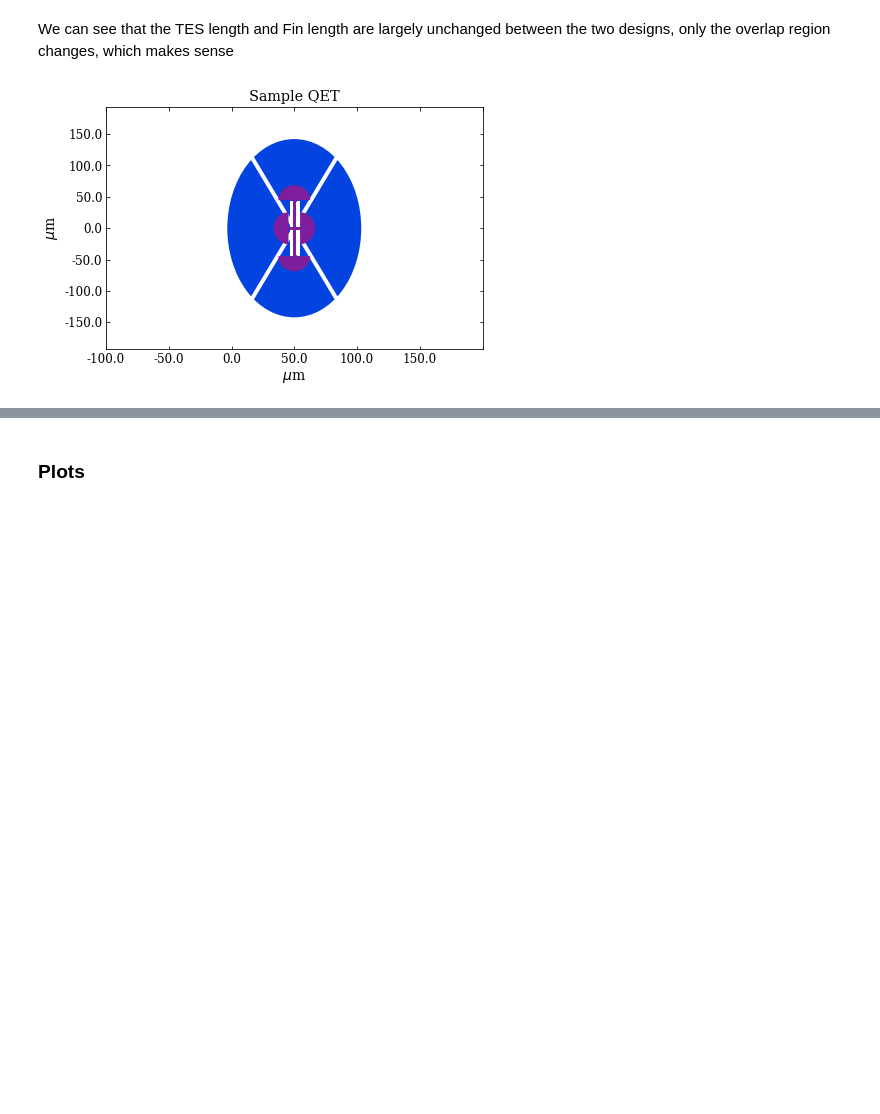
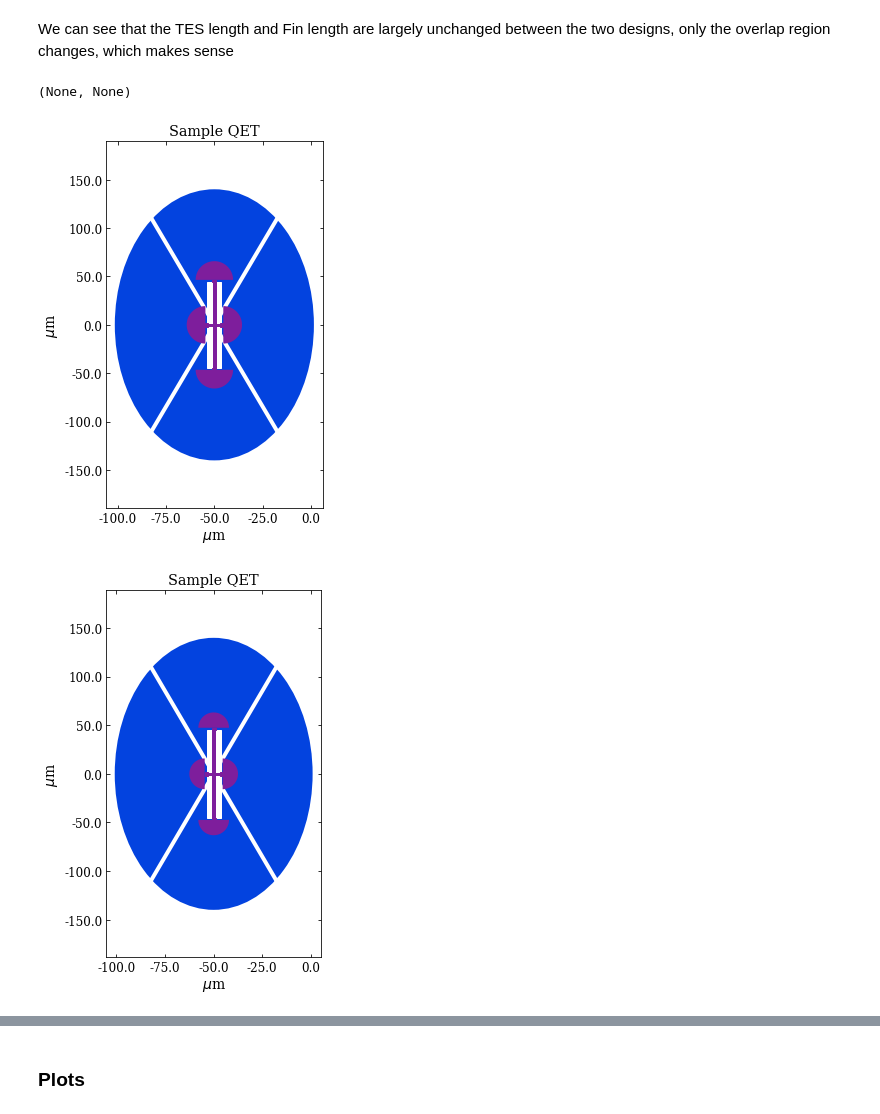
Before and after one commit to cwfink/cm_det_opt, a Jupyter notebook: 4_percent_cov.ipynb, the cells around one changed output, grey strips where cells are left out. Drawn from its saved outputs; the diff is of its cells as text; code cells hidden in the pictures; blank space fills up the shorter version.

```diff
--- a/4_percent_cov.ipynb
+++ b/4_percent_cov.ipynb
@@ -97,10 +101,12 @@ Phase margin = 355.6 [%] (phase_sep_length  - tes_length )/tes_length )
 ---------------------------------
 # %% [markdown]
 We can see that the TES length and Fin length are largely unchanged between the two designs, only the overlap region changes, which makes sense
-# %%
-det_opt_1.plot_qet()
-# %% [output]
-[figure, removed]
+# %%
+det_opt_13.plot_qet(), det_opt_45.plot_qet()
+# %% [output]
+(None, None)
+[figure, added]
+[figure, added]
 # %%
 dark.utils.calc_angles(det_opt_1)
 # %% [output]
```
Also changed, not shown: parts of 4 cells of this notebook, 2 other files.
